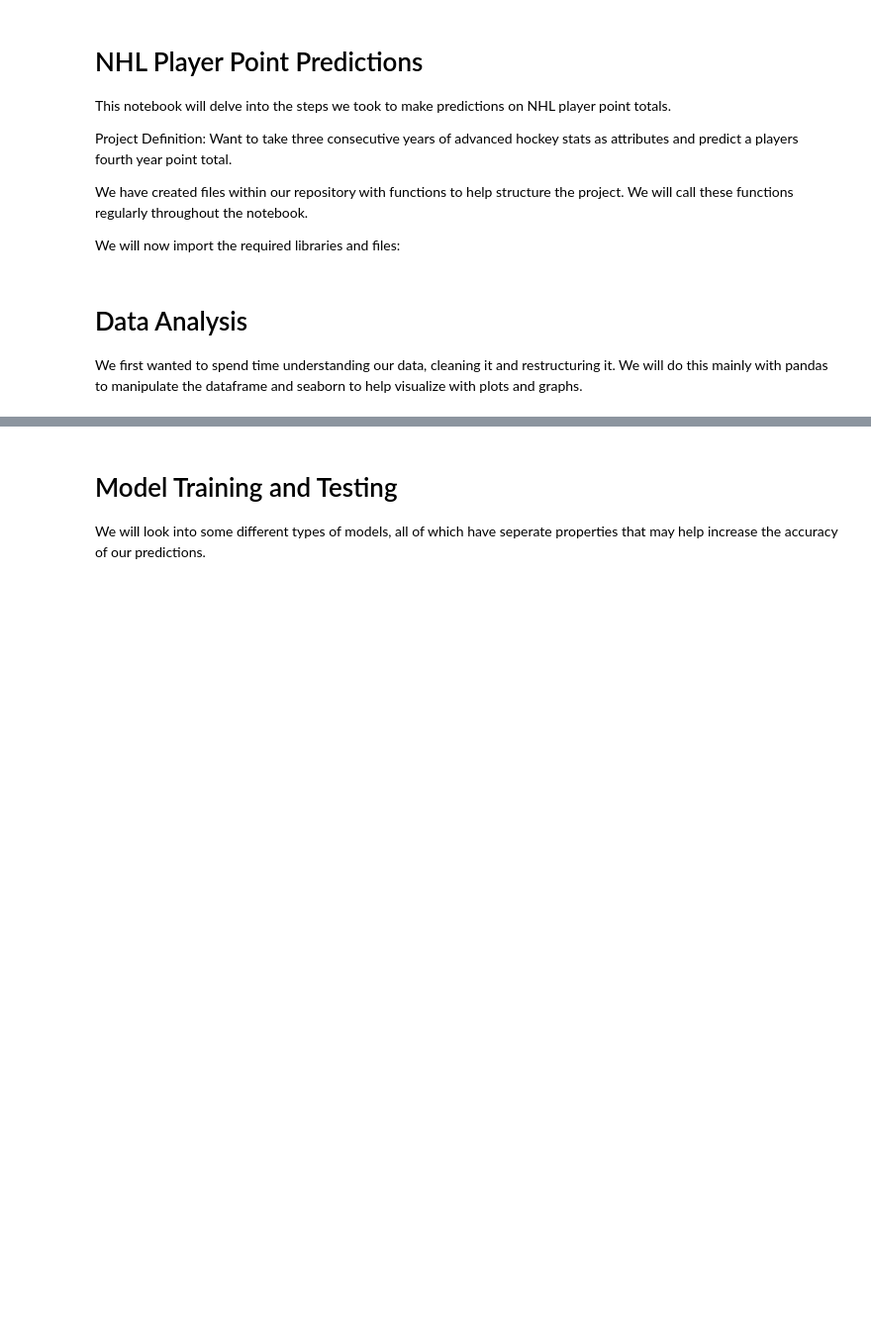
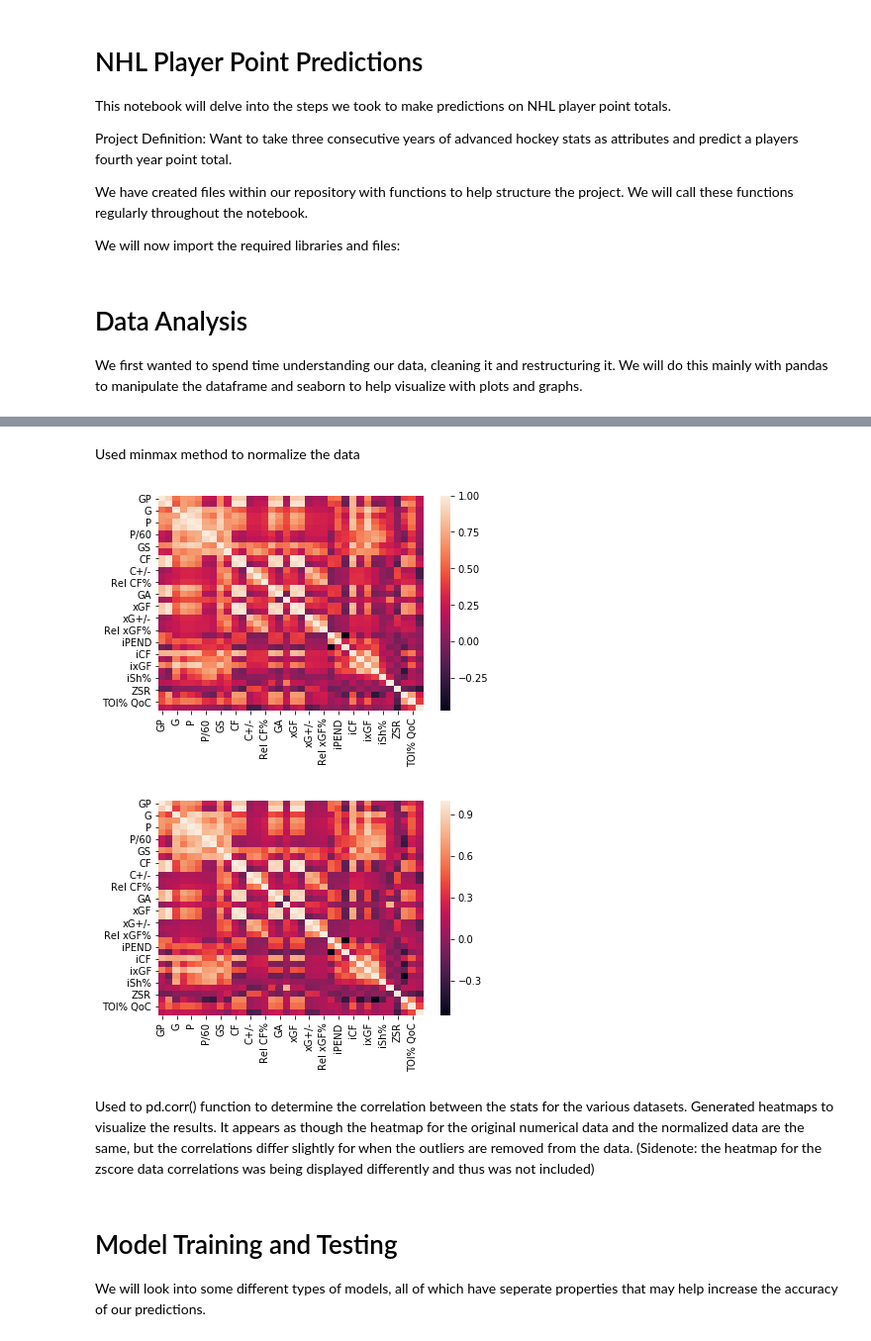
Before and after one commit to QMIND-Team/Nhl-Player-Point-Predictions, a Jupyter notebook: main.ipynb, the cells around one changed output, grey strips where cells are left out. Shown at 99% size. Cells and saved outputs as stored; diff of their text form; code cells hidden in the pictures; blank space fills up the shorter version.

Commit message:
Modifications to main jupyter notebook and changes to normalization functions

```diff
--- a/main.ipynb
+++ b/main.ipynb
@@ -20,0 +71,4 @@ We first wanted to spend time understanding our data, cleaning it and restructur
+# %%
+num_col = datacleaning.get_col_with_no_nan(O7to10_data, 'num')
+O7to10_num_data = O7to10_data[num_col]
+O7to10_num_data
@@ -20,0 +96,4 @@ We first wanted to spend time understanding our data, cleaning it and restructur
+# %%
+outliers = datacleaning.detect_outliers(O7to10_num_data)
+O7to10_outlier_data = O7to10_num_data.drop(index=outliers)
+O7to10_outlier_data
@@ -20,0 +121,3 @@ We first wanted to spend time understanding our data, cleaning it and restructur
+# %%
+O7to10_zscore_data = datacleaning.normalize(O7to10_num_data, 'zscore')
+O7to10_zscore_data
@@ -20,0 +145,3 @@ We first wanted to spend time understanding our data, cleaning it and restructur
+# %%
+O7to10_minmax_data = datacleaning.normalize(O7to10_num_data, 'minmax')
+O7to10_minmax_data
@@ -21,5 +167,22 @@ We first wanted to spend time understanding our data, cleaning it and restructur
+# %% [markdown]
+Used minmax method to normalize the data
 # %%
 # Make correlation graphs, plots, distributions, any type of cool visualization plots for the data.
+corr_num_data = O7to10_num_data.corr()
+corr_outlier_data = O7to10_outlier_data.corr()
+corr_zscore_data = O7to10_zscore_data.corr()
+corr_minmax_data = O7to10_minmax_data.corr()
+map1 = sb.heatmap(corr_num_data)
+plt.show(map1)
+map2 = sb.heatmap(corr_outlier_data)
+plt.show(map2)
+map4 = sb.heatmap(corr_minmax_data)
+plt.show(map4)
+# %% [output]
+[figure, added]
+[figure, added]
+# %% [markdown]
+Used to pd.corr() function to determine the correlation between the stats for the various datasets. Generated heatmaps to visualize the results. It appears as though the heatmap for the original numerical data and the normalized data are the same, but the correlations differ slightly for when the outliers are removed from the data. (Sidenote: the heatmap for the zscore data correlations was being displayed differently and thus was not included)
 # %%
 # Formalize a few datasets we want to run through some models (all attributes, top ten best correlated, etc.)
 # - split into train and test set, target, ready for training
```
Also changed, not shown: parts of 12 cells of this notebook, 1 other file.
